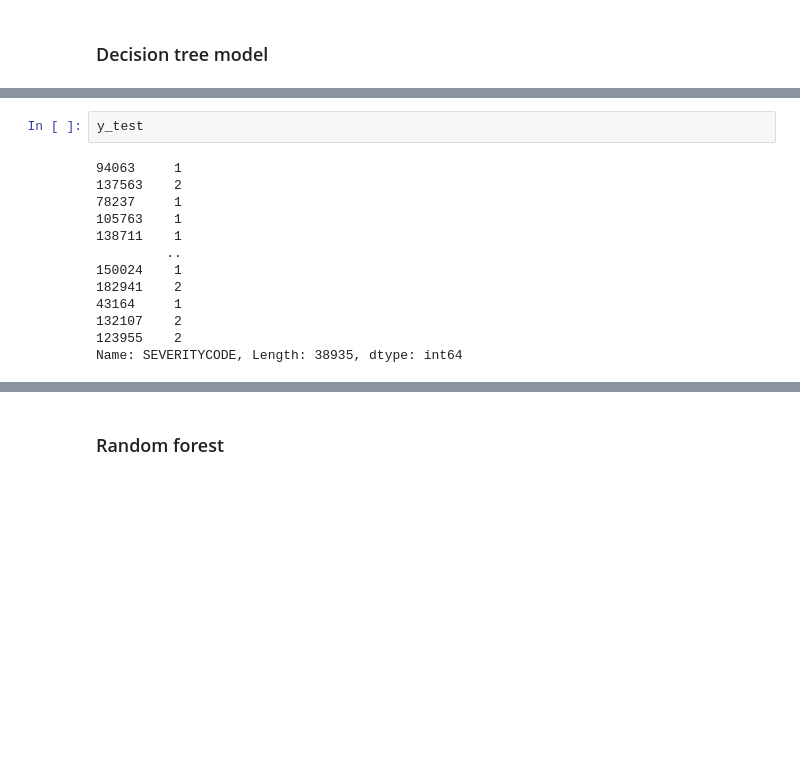
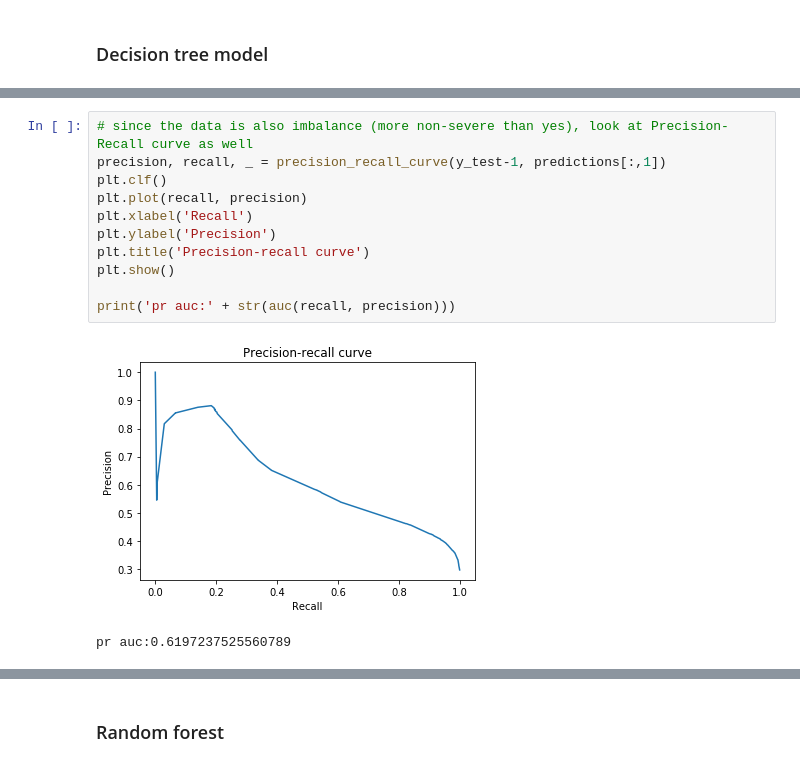
Before and after one commit to qcabel/collision-severity-prediction, a Jupyter notebook: predict_collision_severity.ipynb, the cells around one changed output, grey strips where cells are left out. Saved outputs shown, nothing was run; the diff lists cells and outputs as text; blank space fills up the shorter version.

```diff
--- a/predict_collision_severity.ipynb
+++ b/predict_collision_severity.ipynb
@@ -439,18 +456,17 @@ plt.show()
-# %%
-y_test
-# %% [output]
-94063     1
-137563    2
-78237     1
-105763    1
-138711    1
-         ..
-150024    1
-182941    2
-43164     1
-132107    2
-123955    2
-Name: SEVERITYCODE, Length: 38935, dtype: int64
+# %%
+# since the data is also imbalance (more non-severe than yes), look at Precision-Recall curve as well
+precision, recall, _ = precision_recall_curve(y_test-1, predictions[:,1])
+plt.clf()
+plt.plot(recall, precision)
+plt.xlabel('Recall')
+plt.ylabel('Precision')
+plt.title('Precision-recall curve')
+plt.show()
+
+print('pr auc:' + str(auc(recall, precision)))
+# %% [output]
+[figure, added]
+pr auc:0.6197237525560789
 # %%
 pd.Series(tree.feature_importances_, index=df_preprocessed.columns)
 # the importance decided based on the information gain achieved based on the feature at splits
```
Also changed, not shown: parts of 23 cells of this notebook.
